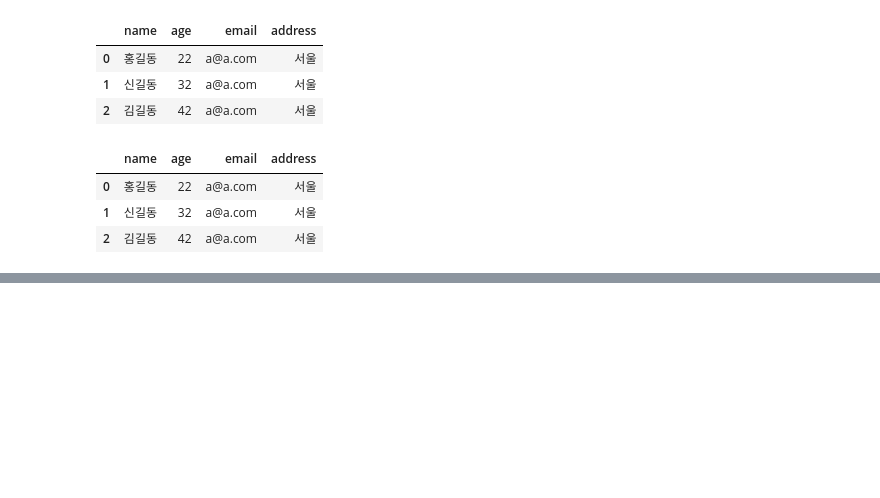
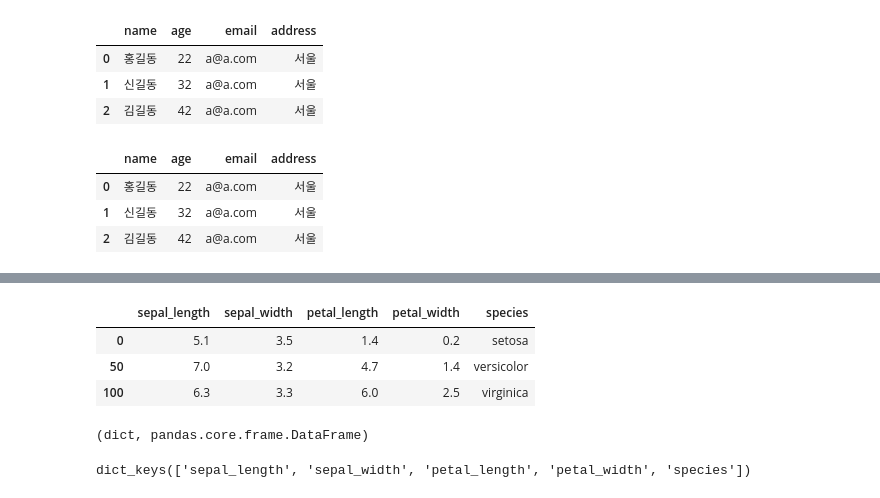
Before and after one commit to starfish99600/ai_x, a Jupyter notebook: 04_source/01_python/ch09_ 파일 입출력 프로그래밍.ipynb, the cells around one changed output, grey strips where cells are left out. Drawn from its saved outputs; the diff is of its cells as text; code cells hidden in the pictures; blank space fills up the shorter version.

```diff
--- a/04_source/01_python/ch09_ 파일 입출력 프로그래밍.ipynb
+++ b/04_source/01_python/ch09_ 파일 입출력 프로그래밍.ipynb
@@ -580,0 +587,14 @@ pd.read_json('data/ch09_member1.json', encoding='utf-8')
+# %%
+# seaborn : 시각화 패키지(아나콘다 설치시 기본사용됨.) 학습을 위한 데이터셋 다수
+import seaborn as sns
+iris_df = sns.load_dataset("iris")
+display(iris_df[::50]) #print()함수를 쓰면 가독성이 떨어짐
+# sns.load_dataset() : seaborn에서 제공하는 예제 데이터셋을 불러오는 함수입니다.
+#            이걸 쓰는 이유 : 학습이나 시각화 예제를 만들 때 실험용 데이터를 쉽게 불러오기 위해 사용합니다.
+#            예시 또는 활용 방식 : sns.load_dataset("iris"), sns.load_dataset("titanic") 등
+#iris 데이터셋 각각 50개 데이터의 꽃받침의 길이와 너비, 꽃잎의 길이와 너비를 센티미터 단위로 측정하여 정리한 데이터셋
+# %% [output]
+|  | sepal_length | sepal_width | petal_length | petal_width | species |
+| 0 | 5.1 | 3.5 | 1.4 | 0.2 | setosa |
+| 50 | 7.0 | 3.2 | 4.7 | 1.4 | versicolor |
+| 100 | 6.3 | 3.3 | 6.0 | 2.5 | virginica |
@@ -580,0 +610,11 @@ pd.read_json('data/ch09_member1.json', encoding='utf-8')
+# %%
+iris_dic = iris_df.to_dict()#DataFrame을 Python의 딕셔너리 형태로 변환
+type(iris_dic), type(iris_df)
+#type(iris_dic)	dict 타입 (파이썬 기본 딕셔너리)
+#type(iris_df)	pandas.core.frame.DataFrame 타입 (원래 형식)
+# %% [output]
+(dict, pandas.core.frame.DataFrame)
+# %%
+iris_dic.keys()
+# %% [output]
+dict_keys(['sepal_length', 'sepal_width', 'petal_length', 'petal_width', 'species'])
```
Also changed, not shown: parts of 41 cells of this notebook, 5 other files.
